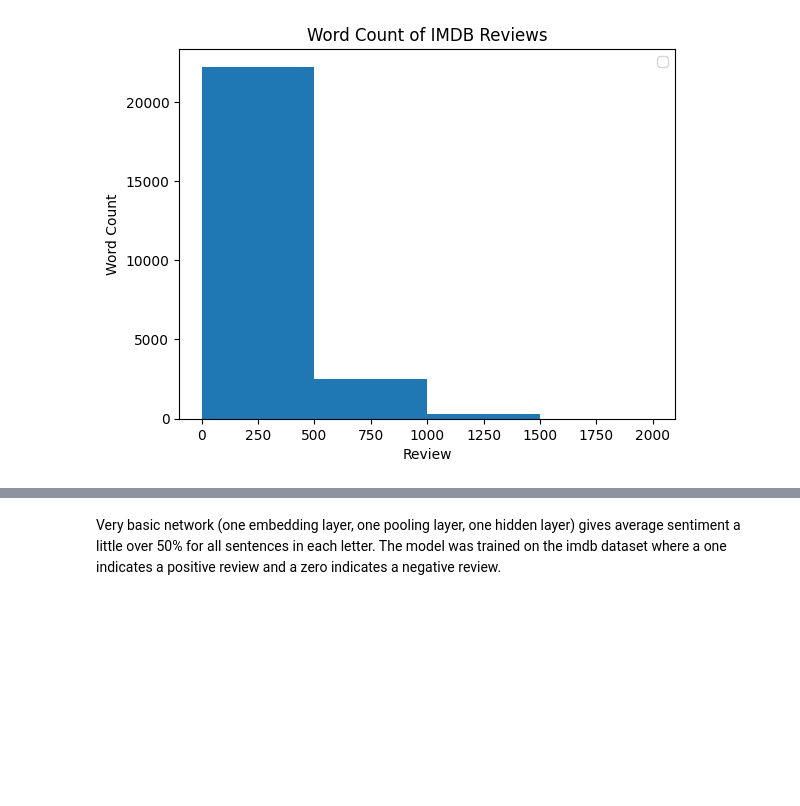
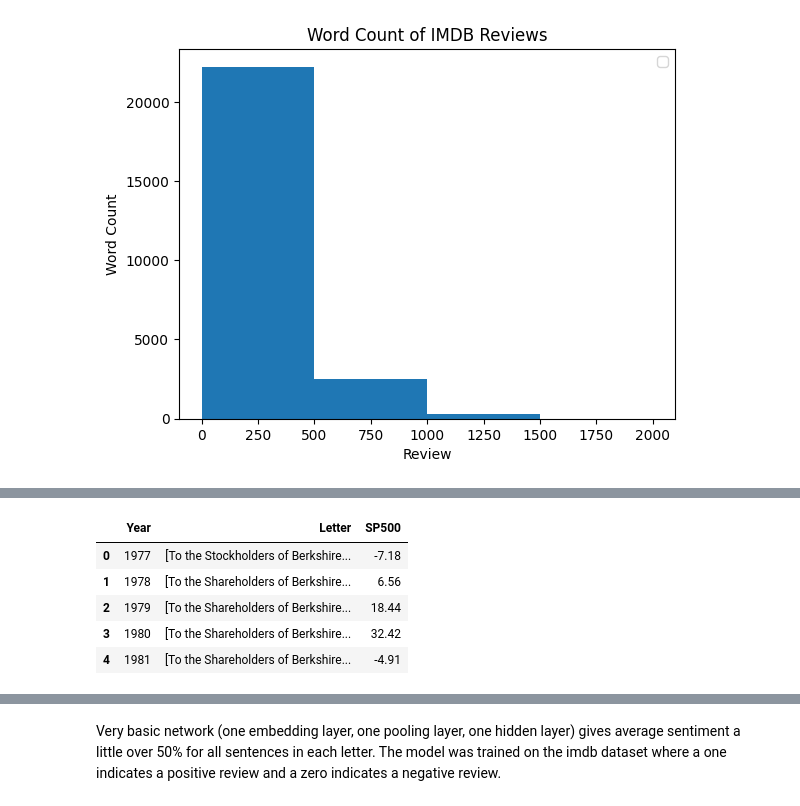
Before and after one commit to biovino1/BuffetLetters, a Jupyter notebook: prediction.ipynb, the cells around one changed output, grey strips where cells are left out. Saved outputs shown, nothing was run; the diff lists cells and outputs as text; code cells hidden in the pictures; blank space fills up the shorter version.

```diff
--- a/prediction.ipynb
+++ b/prediction.ipynb
@@ -159,0 +142,20 @@ preds_df['Sentiment'].mean()
+# %%
+# Read sp500 data, reverse indices, and start at 1977
+sp500 = pd.read_csv('data/sp500.csv')
+sp500 = sp500.iloc[::-1]
+sp500 = sp500[sp500['year'] >= 1977]
+sp500 = sp500.reset_index()
+
+# Load letters and SP500 performance into df
+df = pd.DataFrame()
+df['Year'] = [i for i in range(1977, 2022)]
+df['Letter'] = letters
+df['SP500'] = sp500['performance']
+df.head()
+# %% [output]
+|  | Year | Letter | SP500 |
+| 0 | 1977 | [To the Stockholders of Berkshire... | -7.18 |
+| 1 | 1978 | [To the Shareholders of Berkshire... | 6.56 |
+| 2 | 1979 | [To the Shareholders of Berkshire... | 18.44 |
+| 3 | 1980 | [To the Shareholders of Berkshire... | 32.42 |
+| 4 | 1981 | [To the Shareholders of Berkshire... | -4.91 |
```
Also changed, not shown: parts of 6 cells of this notebook, 3 other files.
